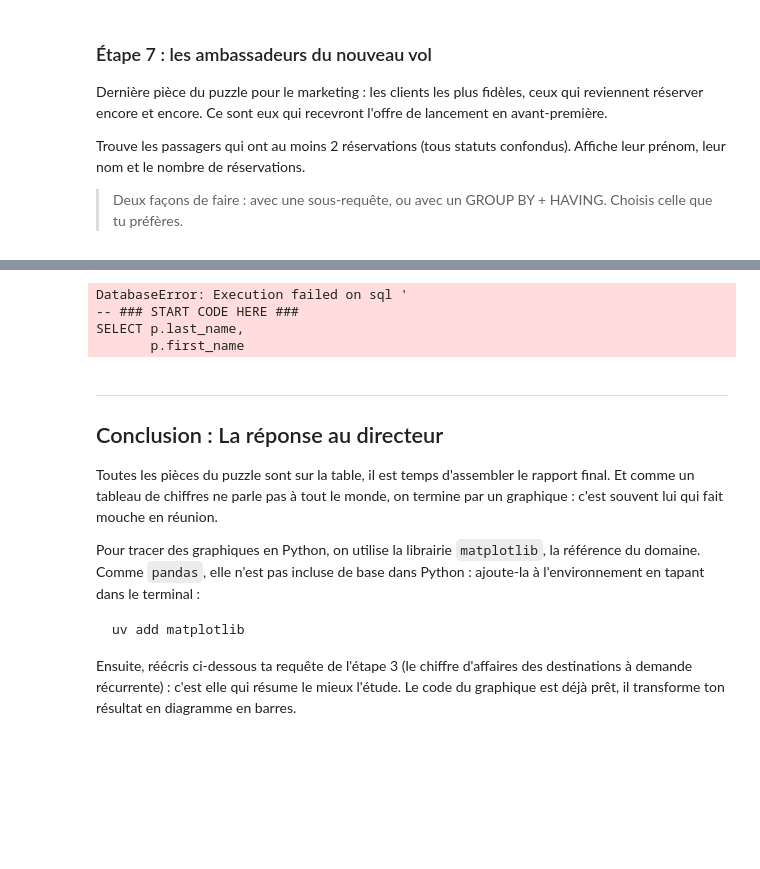
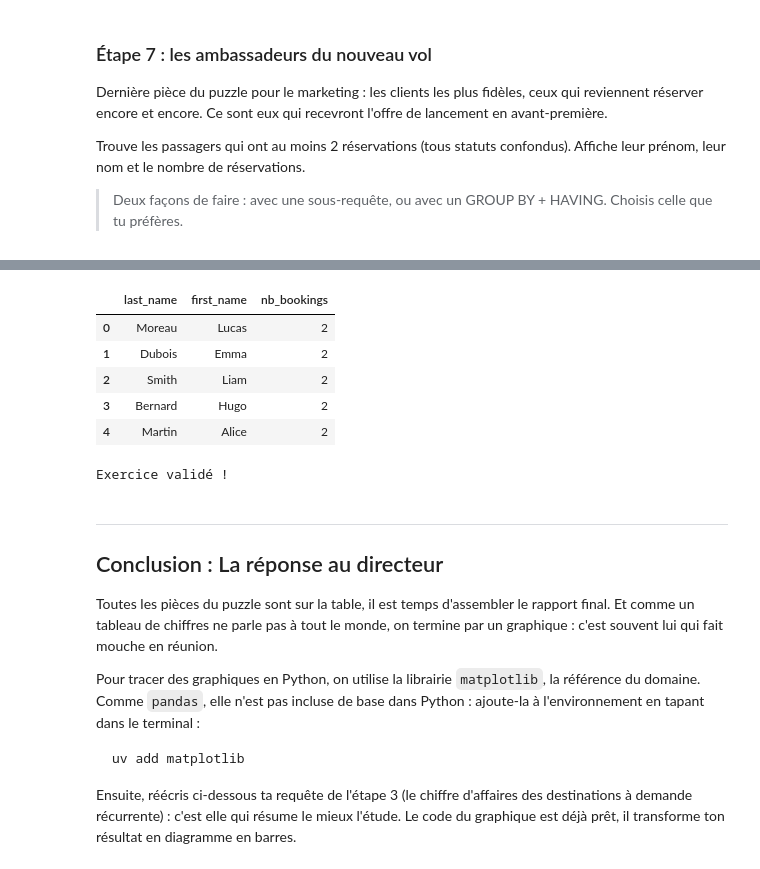
Before and after one commit to Samuel255231/MachineLearnia-Cahier-de-Vacances-2026, a Jupyter notebook: Projet_01/projet_01.ipynb, the cells around one changed output, grey strips where cells are left out. Drawn from its saved outputs; the diff is of its cells as text; code cells hidden in the pictures; blank space fills up the shorter version.

```diff
--- a/Projet_01/projet_01.ipynb
+++ b/Projet_01/projet_01.ipynb
@@ -817,24 +811,33 @@ SELECT  *FROM passengers p
 # %%
 result = query("""
 -- ### START CODE HERE ###
 SELECT p.last_name,
-       p.first_name
+       p.first_name,
+       COUNT(*) AS nb_bookings
        FROM bookings b
        JOIN passengers p
        ON p.id = b.passenger_id
-       WHERE b.passenger_id > (SELECT COUNT(*) FROM bookings b JOIN passengers p ON b.passenger_id = p.id WHERE p.passenger_id>= 2)
+       GROUP BY
+       p.id,
+       p.last_name,
+       p.first_name
+       HAVING COUNT(*) >=2
+       ORDER BY nb_bookings DESC
 -- ### END CODE HERE ###
 """)
 display(result)
 
 assert len(result) == 5, f"Il y a 5 passagers avec 2+ réservations, tu en as {len(result)}"
 assert all(result['nb_bookings'] >= 2)
 print("Exercice validé !")
 # %% [output]
+|  | last_name | first_name | nb_bookings |
+| 0 | Moreau | Lucas | 2 |
+| 1 | Dubois | Emma | 2 |
+| 2 | Smith | Liam | 2 |
+| 3 | Bernard | Hugo | 2 |
+| 4 | Martin | Alice | 2 |
-DatabaseError: Execution failed on sql '
--- ### START CODE HERE ###
-SELECT p.last_name,
-       p.first_name
+Exercice validé !
 # %% [markdown]
 ---
 
```
Also changed, not shown: parts of 1 cell of this notebook, 1 other file.
